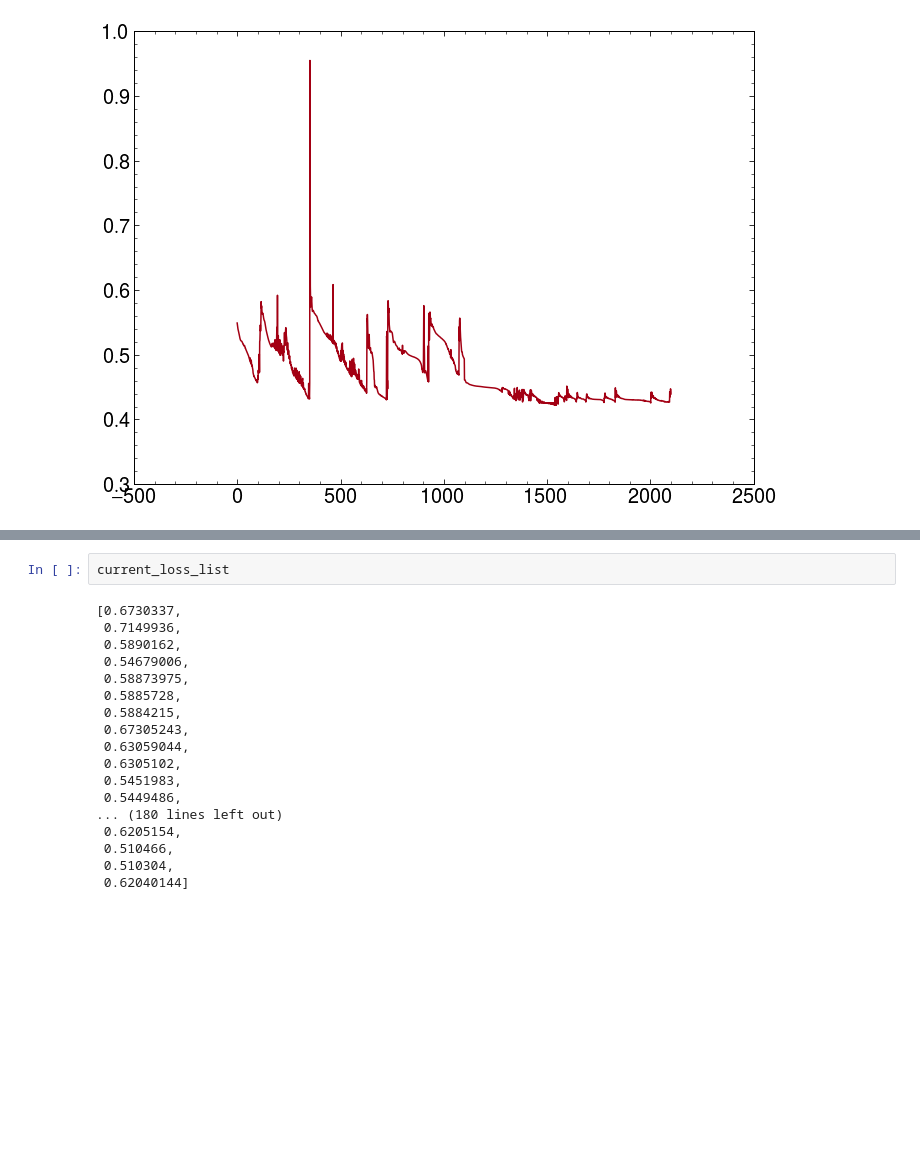
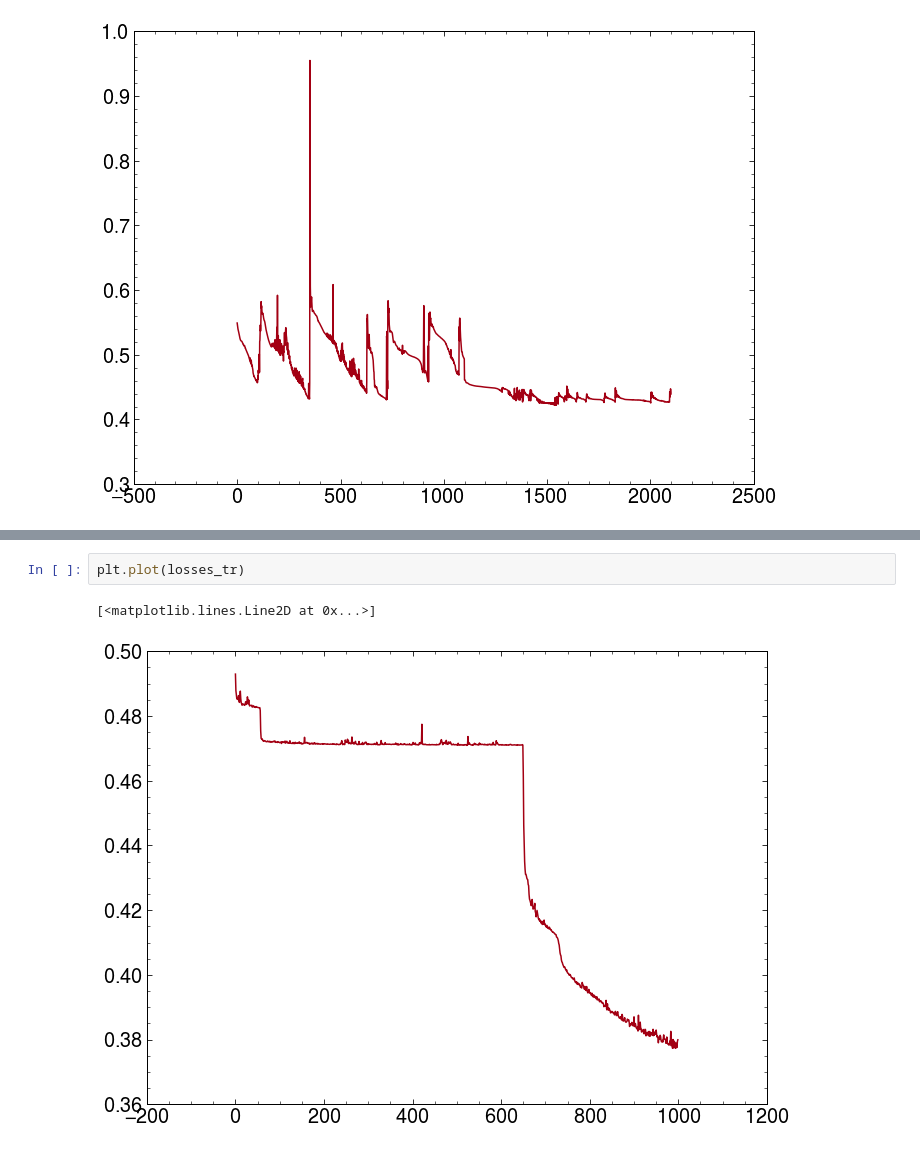
Before and after one commit to evilpegasus/LCStudies, a Jupyter notebook: classifier/TopoClusterClassiferGraph.ipynb, the cells around one changed output, grey strips where cells are left out. Saved outputs shown, nothing was run; the diff lists cells and outputs as text; blank space fills up the shorter version.

```diff
--- a/classifier/TopoClusterClassiferGraph.ipynb
+++ b/classifier/TopoClusterClassiferGraph.ipynb
@@ -877,20 +833,5 @@ plt.plot(current_loss_list)
-# %%
-current_loss_list
-# %% [output]
-[0.6730337,
- 0.7149936,
- 0.5890162,
- 0.54679006,
- 0.58873975,
- 0.5885728,
- 0.5884215,
- 0.67305243,
- 0.63059044,
- 0.6305102,
- 0.5451983,
- 0.5449486,
-... (180 lines left out)
- 0.6205154,
- 0.510466,
- 0.510304,
- 0.62040144]
+# %%
+plt.plot(losses_tr)
+# %% [output]
+[<matplotlib.lines.Line2D at 0x...>]
+[figure, added]
```
Also changed, not shown: parts of 17 cells of this notebook.
